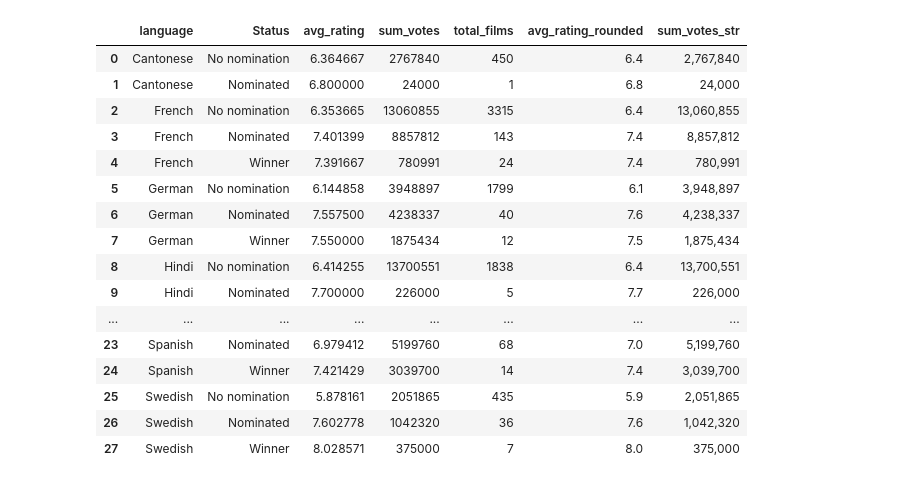
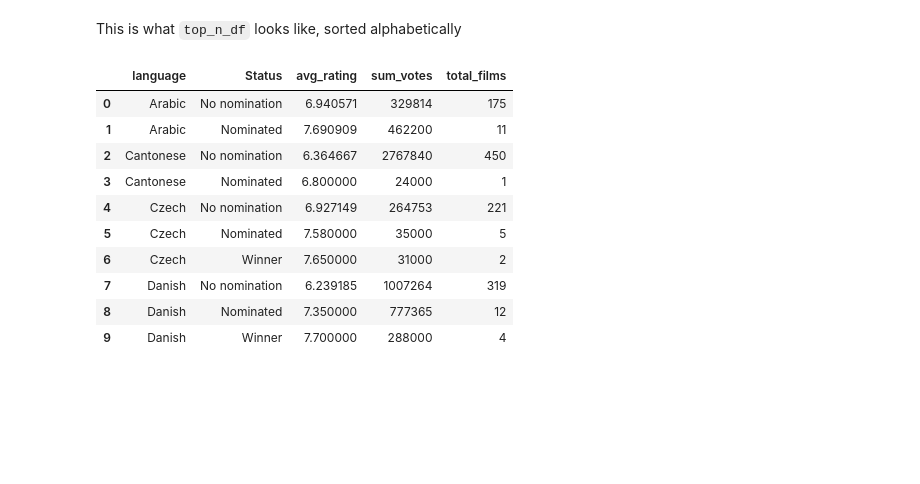
Before and after one commit to jad-bey/SIADS-593-Film-Awards-Data-Analysis, a Jupyter notebook: language graph.ipynb, the cells around one changed output. Drawn from its saved outputs; the diff is of its cells as text; code cells hidden in the pictures; blank space fills up the shorter version.

```diff
--- a/language graph.ipynb
+++ b/language graph.ipynb
@@ -37,4 +42,4 @@ graph_df.dropna(subset=['languages'], inplace=True)
 # %%
-graph_df['language'] = graph_df['languages'].apply(lambda x: get_languages(x))
-graph_df = graph_df[graph_df['language'] != '']
-filtered = graph_df[~graph_df['language'].isin(['English', 'None'])] # Ceck for lowercase, so far all are capitalized
+graph_df['language'] = graph_df['languages'].apply(lambda x: get_language(x))
+filtered = graph_df[graph_df['language'] != '']
+filtered = graph_df[~graph_df['language'].isin(['English', 'None'])]
@@ -48,5 +55,5 @@ len(filtered)
 # %%
-topn = 10
+topn = 20
 most_frequent_langs = (
     filtered['language']
     .value_counts()
@@ -54,10 +61,13 @@ most_frequent_langs = (
     .index
 )
 
-top_10_df = filtered[filtered['language'].isin(most_frequent_langs)]
+top_n_df = filtered[filtered['language'].isin(most_frequent_langs)]
 
-top_10_grouped = top_10_df.groupby(['language', 'Status']).agg(
+top_n_grouped = top_n_df.groupby(['language', 'Status']).agg(
     avg_rating=('rating', 'mean'),
     sum_votes=('votes', 'sum'),
     total_films=('language', 'size')
 ).reset_index()
+
+# Convert the sum votes column from a float to an integer for graphing
+top_n_grouped['sum_votes'] = top_n_grouped['sum_votes'].astype(int)
@@ -94,20 +74,16 @@ top_10_grouped['sum_votes_str'] = top_10_grouped['sum_votes'].map(lambda  x: f'{
+# %% [markdown]
+This is what `top_n_df` looks like, sorted alphabetically
 # %%
-top_10_grouped
+top_n_grouped.head(10)
 # %% [output]
-|  | language | Status | avg_rating | sum_votes | total_films | avg_rating_rounded | sum_votes_str |
-| 0 | Cantonese | No nomination | 6.364667 | 2767840 | 450 | 6.4 | 2,767,840 |
-| 1 | Cantonese | Nominated | 6.800000 | 24000 | 1 | 6.8 | 24,000 |
-| 2 | French | No nomination | 6.353665 | 13060855 | 3315 | 6.4 | 13,060,855 |
-| 3 | French | Nominated | 7.401399 | 8857812 | 143 | 7.4 | 8,857,812 |
-| 4 | French | Winner | 7.391667 | 780991 | 24 | 7.4 | 780,991 |
-| 5 | German | No nomination | 6.144858 | 3948897 | 1799 | 6.1 | 3,948,897 |
-| 6 | German | Nominated | 7.557500 | 4238337 | 40 | 7.6 | 4,238,337 |
-| 7 | German | Winner | 7.550000 | 1875434 | 12 | 7.5 | 1,875,434 |
-| 8 | Hindi | No nomination | 6.414255 | 13700551 | 1838 | 6.4 | 13,700,551 |
-| 9 | Hindi | Nominated | 7.700000 | 226000 | 5 | 7.7 | 226,000 |
-| ... | ... | ... | ... | ... | ... | ... | ... |
-| 23 | Spanish | Nominated | 6.979412 | 5199760 | 68 | 7.0 | 5,199,760 |
-| 24 | Spanish | Winner | 7.421429 | 3039700 | 14 | 7.4 | 3,039,700 |
-| 25 | Swedish | No nomination | 5.878161 | 2051865 | 435 | 5.9 | 2,051,865 |
-| 26 | Swedish | Nominated | 7.602778 | 1042320 | 36 | 7.6 | 1,042,320 |
-| 27 | Swedish | Winner | 8.028571 | 375000 | 7 | 8.0 | 375,000 |
+|  | language | Status | avg_rating | sum_votes | total_films |
+| 0 | Arabic | No nomination | 6.940571 | 329814 | 175 |
+| 1 | Arabic | Nominated | 7.690909 | 462200 | 11 |
+| 2 | Cantonese | No nomination | 6.364667 | 2767840 | 450 |
+| 3 | Cantonese | Nominated | 6.800000 | 24000 | 1 |
+| 4 | Czech | No nomination | 6.927149 | 264753 | 221 |
+| 5 | Czech | Nominated | 7.580000 | 35000 | 5 |
+| 6 | Czech | Winner | 7.650000 | 31000 | 2 |
+| 7 | Danish | No nomination | 6.239185 | 1007264 | 319 |
+| 8 | Danish | Nominated | 7.350000 | 777365 | 12 |
+| 9 | Danish | Winner | 7.700000 | 288000 | 4 |
```
Also changed, not shown: parts of 27 cells of this notebook, 2 other files.
